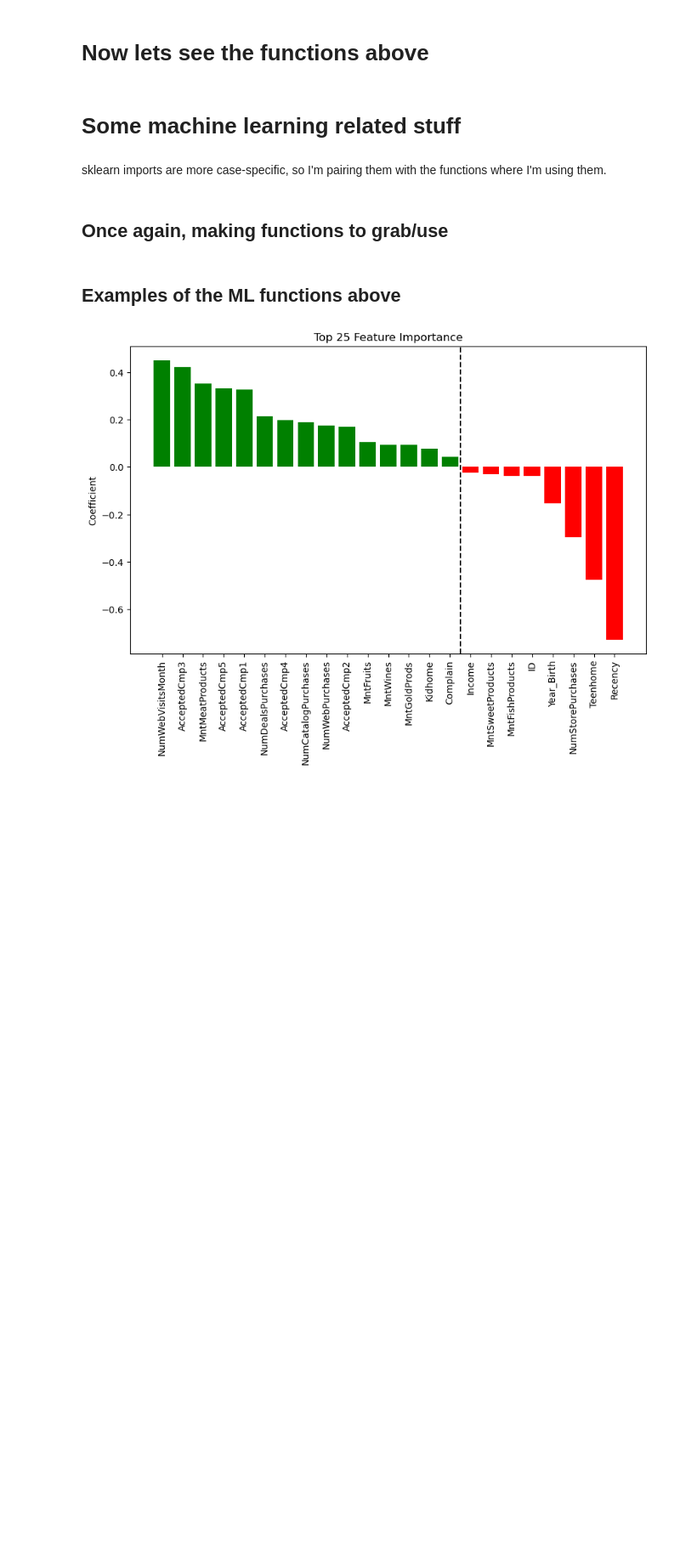
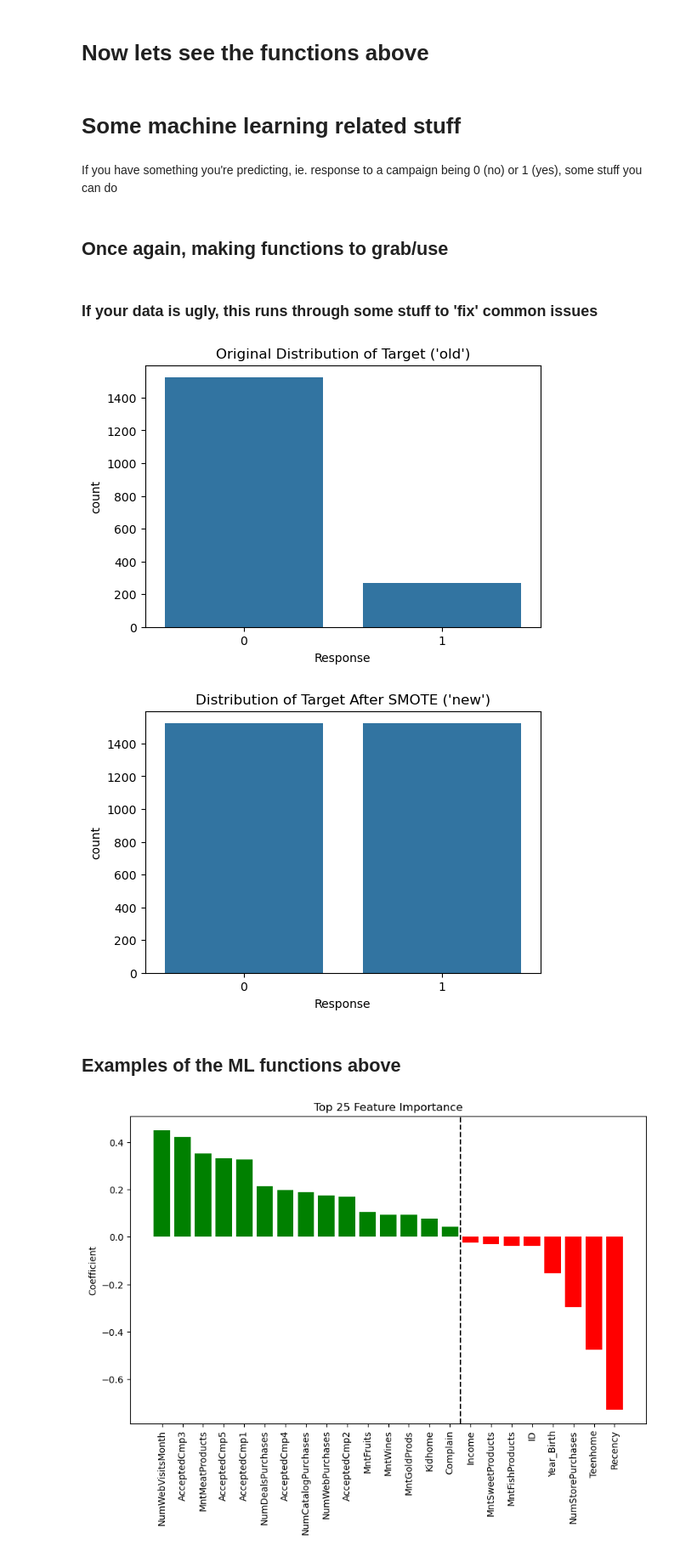
Before and after one commit to CSergiy/DS_Demo, a Jupyter notebook: Stuff.ipynb, the cells around one changed output. Shown at 85% size. Cells and saved outputs as stored; diff of their text form; code cells hidden in the pictures; blank space fills up the shorter version.

```diff
--- a/Stuff.ipynb
+++ b/Stuff.ipynb
@@ -213,4 +213,4 @@ def plot_correlation_heatmap(df):
 # %% [markdown]
 # Some machine learning related stuff
 # %% [markdown]
-sklearn imports are more case-specific, so I'm pairing them with the functions where I'm using them.
+If you have something you're predicting, ie. response to a campaign being 0 (no) or 1 (yes), some stuff you can do
@@ -217,2 +228,4 @@ sklearn imports are more case-specific, so I'm pairing them with the functions w
 # %% [markdown]
 ## Once again, making functions to grab/use
+# %% [markdown]
+### If your data is ugly, this runs through some stuff to 'fix' common issues
@@ -219 +281,6 @@ sklearn imports are more case-specific, so I'm pairing them with the functions w
+# %%
+X_train_res, y_train_res, X_test, y_test = preprocess_and_balance_with_visuals(numerical_df, target_variable='Response')
+# %% [output]
+[figure, added]
+[figure, added]
 # %%
```
Also changed, not shown: parts of 7 cells of this notebook.
